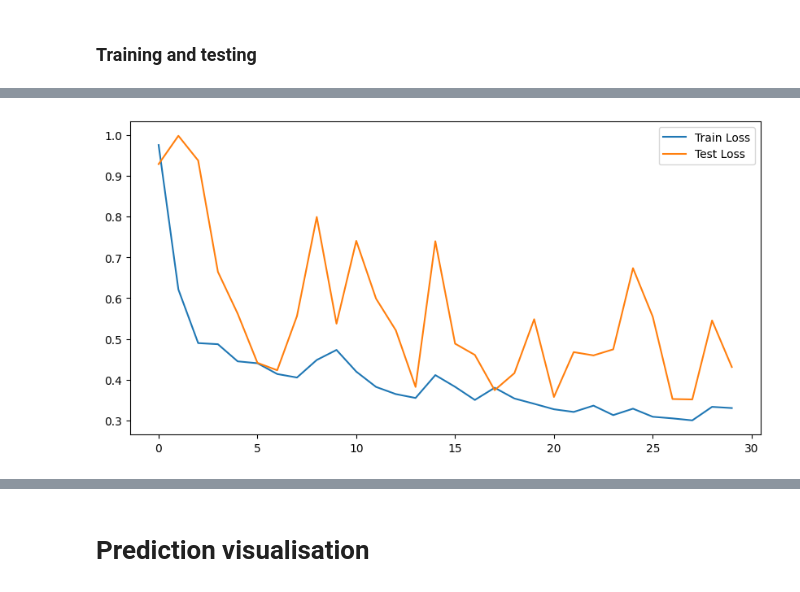
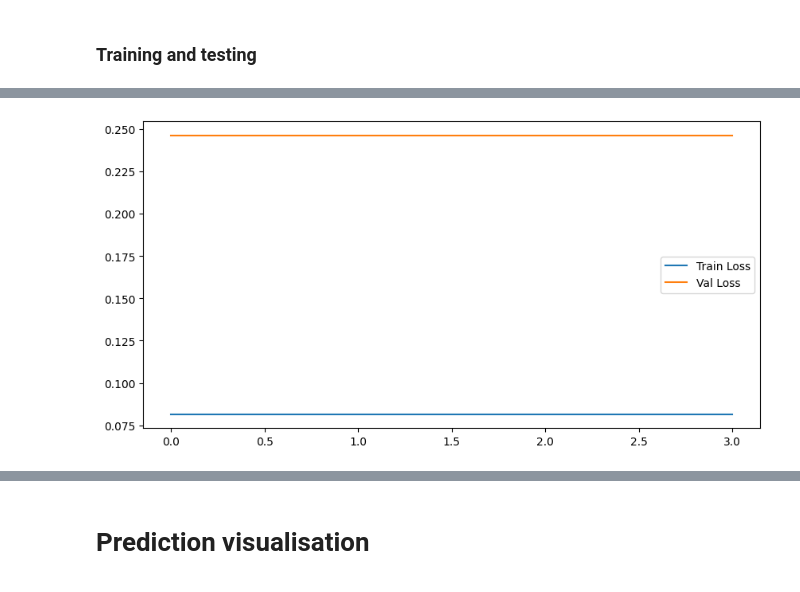
Before and after one commit to GeoKauko/TheNavySeals, a Jupyter notebook: 2_Seal_detection.ipynb, the cells around one changed output, grey strips where cells are left out. Cells and saved outputs as stored; diff of their text form; code cells hidden in the pictures.

```diff
--- a/2_Seal_detection.ipynb
+++ b/2_Seal_detection.ipynb
@@ -152,6 +161,7 @@ torch.Size([1, 320, 320])
 torch.Size([1, 320, 320])
 # %%
 #Check which indices contain seals for train and test set
+'''
 train_dataset_seals = []
 background_number_train = 249
 background_number_test = 89
@@ -176,12 +186,14 @@ for i in range(0, len(test_dataset)):
     elif (background_number_test != 0) and (mean_image > 250):
         test_dataset_seals.append(test_dataset[i])
         background_number_test -= 1
+'''
 
 # Create train and test data loaders only containing images with seals (!)
-train_loader = torch.utils.data.DataLoader(train_dataset_seals, batch_size=batch_size, shuffle=True)
-test_loader = torch.utils.data.DataLoader(test_dataset_seals, batch_size=batch_size, shuffle=False) #Shuffle on or off?
+train_loader = torch.utils.data.DataLoader(train_dataset, batch_size=batch_size, shuffle=False)
+val_loader = torch.utils.data.DataLoader(val_dataset, batch_size=batch_size, shuffle=False)
+test_loader = torch.utils.data.DataLoader(test_dataset, batch_size=batch_size, shuffle=False) #Shuffle on or off?
 # %%
-image, mask = train_dataset_seals[0]
+image, mask = train_dataset[60]
 fig, axes = plt.subplots(1, 2, figsize=(10, 5))
 axes[0].imshow(image.permute(1, 2, 0), cmap = 'gray')  # Convert from tensor format (C, H, W) to (H, W, C)
 axes[0].set_title('Image')
@@ -263,17 +275,34 @@ Unet(
 ### Training and testing
 # %%
 learning_rate = 0.001
-num_epochs = 30
+num_epochs = 4
 # Define the loss function and optimizer
 # Tversky loss https://www.kaggle.com/code/bigironsphere/loss-function-library-keras-pytorch
 alpha = 0.1
 beta = 0.9
 
+
+# Function for defining accuracy
+
+def accuracy(all_outputs, all_masks, threshold = 0.5):
+
+    all_outputs = torch.cat(all_outputs, dim = 0)
+    all_masks= torch.cat(all_masks, dim = 0)
+
+    pred = (all_outputs > 0.9).float()
+    cor_pred = (pred == all_masks).float().sum()
+
+    total_pred = all_masks.numel()
+    accuracy = (cor_pred/total_pred)*100
+
+    return(accuracy.item())
+
+
 class TverskyLoss(nn.Module):
     def __init__(self, weight=None, size_average=True):
         super(TverskyLoss, self).__init__()
 
-    def forward(self, inputs, targets, smooth=1, alpha=ALPHA, beta=BETA):
+    def forward(self, inputs, targets, smooth=1, alpha=alpha, beta=beta):
 
         #comment out if your model contains a sigmoid or equivalent activation layer
         inputs = F.sigmoid(inputs)
@@ -304,11 +333,15 @@ device = torch.device("cuda" if torch.cuda.is_available() else "cpu")
 model.to(device)
 
 train_losses = []
-test_losses = []
+val_losses = []
 
+tr_accs = []
+val_accs = []
 for epoch in range(num_epochs):
     model.train()
     train_loss = 0.0
+    tr_all_outputs = []
+    tr_all_masks = []
     for image, mask in train_loader:
         image, mask = image.to(device, dtype=torch.float), mask.to(device, dtype=torch.float)
 
@@ -317,30 +350,46 @@ for epoch in range(num_epochs):
         loss = criterion(outputs, mask) #mask.float() maybe?
         loss.backward()
         optimizer.step()
+        outputs = torch.sigmoid(outputs)
+        outputs= outputs.cpu().detach()
+        tr_all_outputs.append(outputs)
+        tr_all_masks.append(mask.cpu().detach())
+        train_loss += loss.item()
 
-        train_loss += loss.item()
+    tr_acc = accuracy(tr_all_outputs, tr_all_masks)
+    tr_accs.append(tr_acc)
 
     train_loss /= len(train_loader)
     train_losses.append(train_loss)
 
     model.eval()
-    test_loss = 0.0
+    val_loss = 0.0
+    val_all_outputs = []
+    val_all_masks = []
     with torch.no_grad():
-        for image, mask in test_loader:
+        for image, mask in val_loader:
             image, mask = image.to(device, dtype=torch.float), mask.to(device, dtype=torch.float)
             outputs = model(image)
             loss = criterion(outputs, mask) #mask.float() maybe?
-            test_loss += loss.item()
+            outputs = torch.sigmoid(outputs)
+            outputs= outputs.cpu().detach()
+            val_all_outputs.append(outputs)
+            val_all_masks.append(mask.cpu().detach())
+            val_loss += loss.item()
 
-    test_loss /= len(test_loader)
-    test_losses.append(test_loss)
+    val_acc = accuracy(val_all_outputs, val_all_masks)
+    val_accs.append(val_acc)
 
-    print(f'Epoch {epoch+1}/{num_epochs}, Train Loss: {train_loss:.4f}, Test Loss: {test_loss:.4f}')
+    val_loss /= len(val_loader)
+    val_losses.append(val_loss)
+
+    print(f'Epoch {epoch+1}/{num_epochs}, Train Loss: {train_loss:.4f}, Val Loss: {val_loss:.4f}')
+    print(f'Epoch {epoch+1}/{num_epochs}, Train Accuracy: {tr_acc:.4f}%, Val Accuracy: {val_acc:.4f}% \n')
 
 # Plot training and validation loss
 plt.figure(figsize=(10, 5))
 plt.plot(train_losses, label='Train Loss')
-plt.plot(test_losses, label='Test Loss')
+plt.plot(val_losses, label='Val Loss')
 plt.legend()
 plt.show()
 # %% [output]
@@ -364 +407 @@ Epoch 30/30, Train Loss: 0.3302, Test Loss: 0.4309
-[figure, old version]
+[figure, new version]
```
Also changed, not shown: parts of 12 cells of this notebook.
